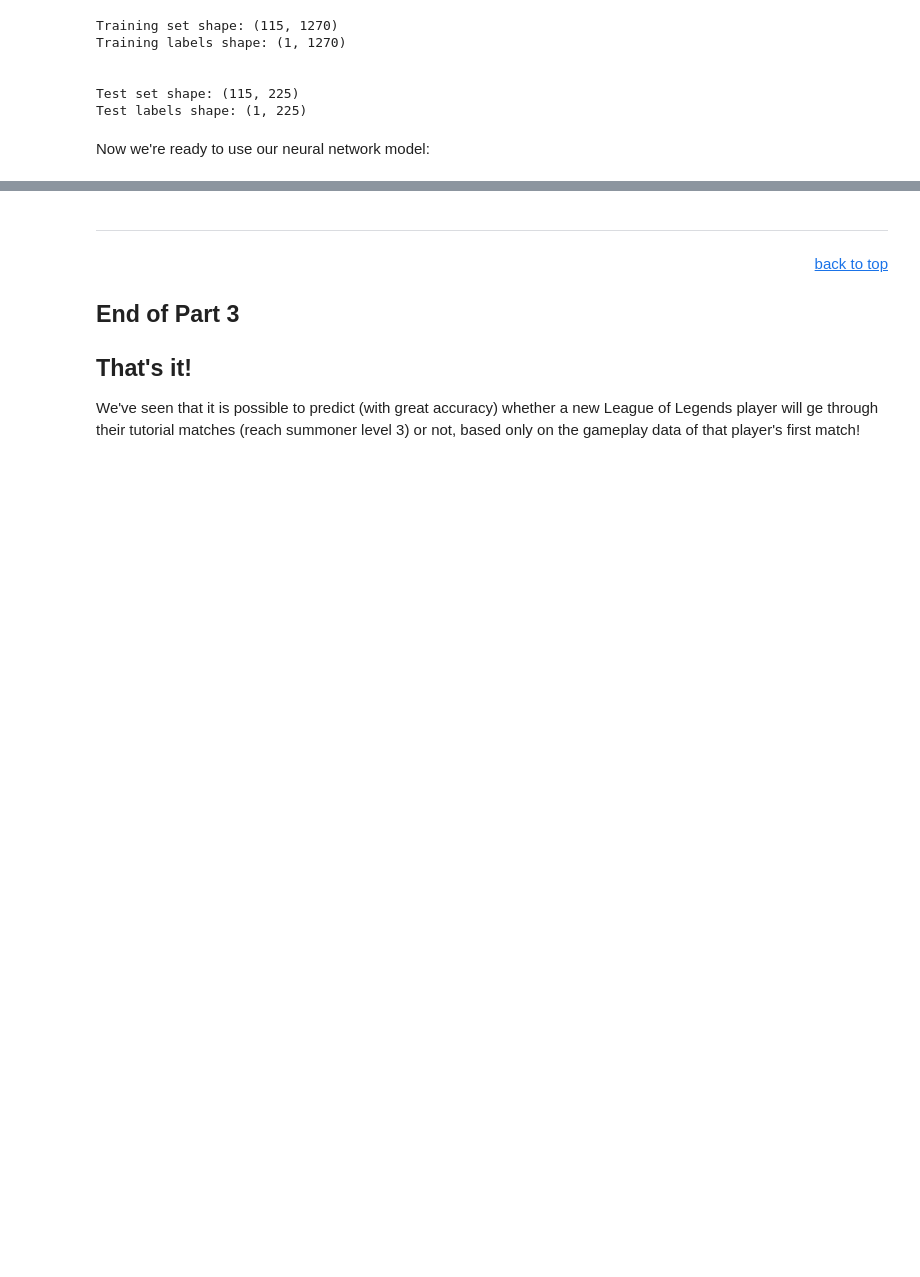
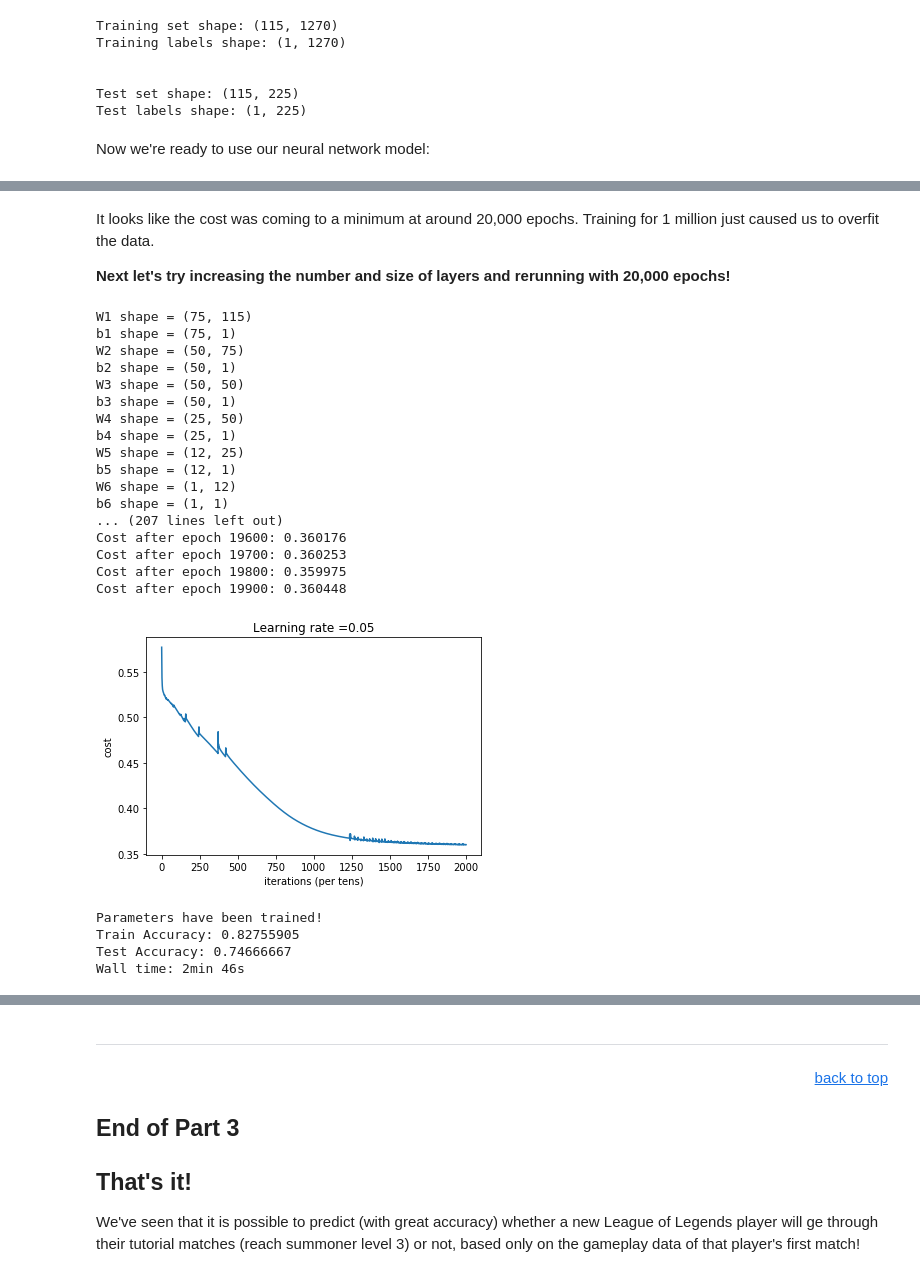
Before and after one commit to dskarbrevik/League-of-Legends-Churn-Prediction, a Jupyter notebook: LoL Churn Predictor [Part 3 - Data Modeling].ipynb, the cells around one changed output, grey strips where cells are left out. Drawn from its saved outputs; the diff is of its cells as text; code cells hidden in the pictures; blank space fills up the shorter version.

```diff
--- a/LoL Churn Predictor [Part 3 - Data Modeling].ipynb
+++ b/LoL Churn Predictor [Part 3 - Data Modeling].ipynb
@@ -691,0 +764,43 @@ We see that in essentially no time, this simple neural network found parameters
+# %% [markdown]
+It looks like the cost was coming to a minimum at around 20,000 epochs. Training for 1 million just caused us to overfit the data.
+
+**Next let's try increasing the number and size of layers and rerunning with 20,000 epochs!**
+# %%
+%%notify -m "6 layer neural network training complete!"
+%%time
+
+# seed for reproducibility
+tf.set_random_seed(2)
+
+# choose your parameters
+num_layers = 6
+nodes_in_layer = [75,50,50,25,12,1]
+num_epochs= 20000
+learning_rate = 0.05
+
+# train and test the network
+test = neural_network(X_train_network, Y_train_network, X_test_network, Y_test_network,
+               num_layers, nodes_in_layer, num_epochs, learning_rate)
+# %% [output]
+W1 shape = (75, 115)
+b1 shape = (75, 1)
+W2 shape = (50, 75)
+b2 shape = (50, 1)
+W3 shape = (50, 50)
+b3 shape = (50, 1)
+W4 shape = (25, 50)
+b4 shape = (25, 1)
+W5 shape = (12, 25)
+b5 shape = (12, 1)
+W6 shape = (1, 12)
+b6 shape = (1, 1)
+... (207 lines left out)
+Cost after epoch 19600: 0.360176
+Cost after epoch 19700: 0.360253
+Cost after epoch 19800: 0.359975
+Cost after epoch 19900: 0.360448
+[figure, added]
+Parameters have been trained!
+Train Accuracy: 0.82755905
+Test Accuracy: 0.74666667
+Wall time: 2min 46s
```
Also changed, not shown: parts of 19 cells of this notebook, 3 other files.
